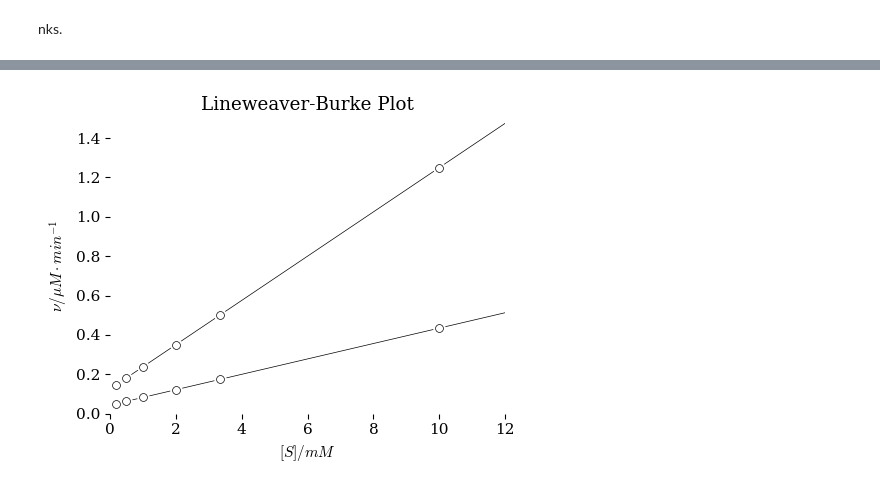
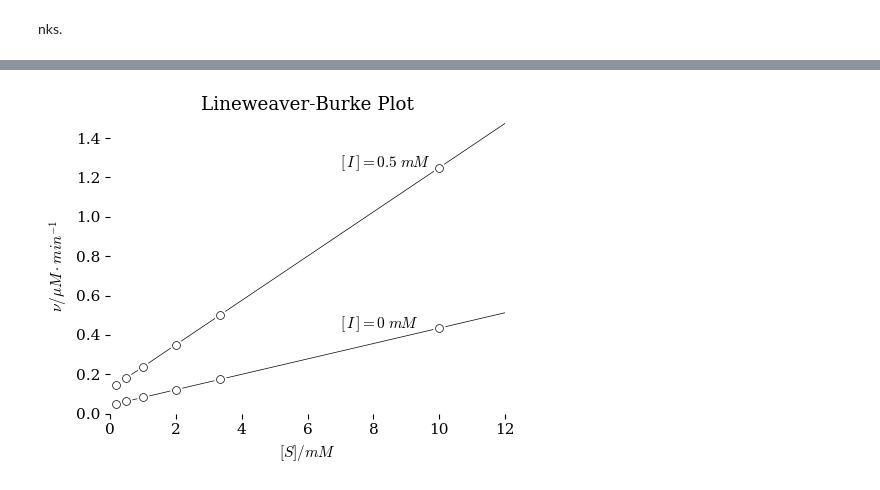
Before and after one commit to blinkletter/3530Biochem, a Jupyter notebook: MM_Intro.ipynb, the cells around one changed output, grey strips where cells are left out. Saved outputs shown, nothing was run; the diff lists cells and outputs as text; code cells hidden in the pictures.

```diff
--- a/MM_Intro.ipynb
+++ b/MM_Intro.ipynb
@@ -162,33 +166,34 @@ ax.set(
         )
 
 ############
 
 x = 1 / S
 y = 1 / v
 ax.scatter(x,y, s=64, color="white", marker='o', zorder=3)
 ax.scatter(x,y, s=32, color="white", edgecolor="black", marker='o', linewidths = 0.5, zorder=3)
+plt.text(np.max(x)-3,np.max(y),"$[\,I\,]=0\ m\!M$")
+
 
 x = 1 / S_smooth_list
 y = 1 / v_smooth
 
 ax.plot(x,y,"k-", linewidth = 0.5)
 
 ############
 
 x = 1 / S
 y = 1 / v_inh
 ax.scatter(x,y, s=64, color="white", marker='o', zorder=3)
 ax.scatter(x,y, s=32, color="white", edgecolor="black", marker='o', linewidths = 0.5, zorder=3)
+plt.text(np.max(x)-3,np.max(y),"$[\,I\,]=0.5\ m\!M$")
 
 x = 1 / S_smooth_list
 y = 1 / v_inh_smooth
 
 ax.plot(x,y,"k-", linewidth = 0.5)
 
-x = 1 / S
-y = 1 / v_inh
 
 
 plt.show()
 # %% [output]
-[figure, old version]
+[figure, new version]
```
Also changed, not shown: parts of 1 cell of this notebook, 7 other files.
